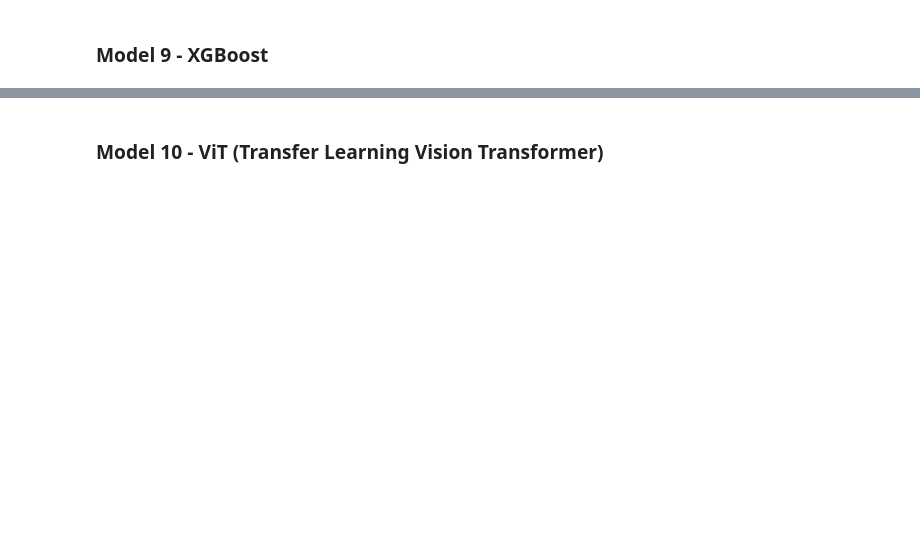
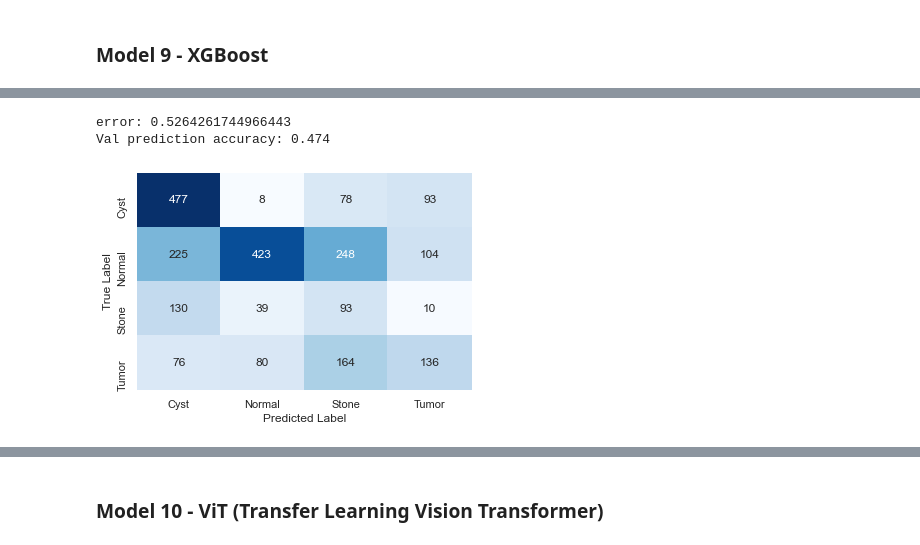
Before and after one commit to kara-christensen/CarriganNeginKaraFinalProject, a Jupyter notebook: Final_Project.ipynb, the cells around one changed output, grey strips where cells are left out. Cells and saved outputs as stored; diff of their text form; code cells hidden in the pictures; blank space fills up the shorter version.

```diff
--- a/Final_Project.ipynb
+++ b/Final_Project.ipynb
@@ -1609,8 +1699,23 @@ model9.fit(X_train_flat, y_train)
 # %%
 y_pred = model9.predict(X_val_flat)
 error = (y_val != y_pred).sum()/len(y_pred)
 print('error:', error)
 print('Val prediction accuracy: %.3f'% (1-error))
+
+confusion_matrix = tf.math.confusion_matrix(y_val, y_pred)
+
+# Use a heatmap plot to display it.
+ax = sns.heatmap(confusion_matrix, annot=True, fmt='.3g', cmap='Blues',
+                 xticklabels=['Cyst','Normal','Stone','Tumor'], yticklabels=['Cyst','Normal','Stone','Tumor'],
+                 cbar=False)
+
+# Add axis labels.
+ax.set(xlabel='Predicted Label', ylabel='True Label')
+plt.show()
+# %% [output]
+error: 0.5264261744966443
+Val prediction accuracy: 0.474
+[figure, added]
 # %%
 y_pred = model9.predict(X_test_flat)
 error = (y_test != y_pred).sum()/len(y_pred)
```
Also changed, not shown: parts of 19 cells of this notebook.
